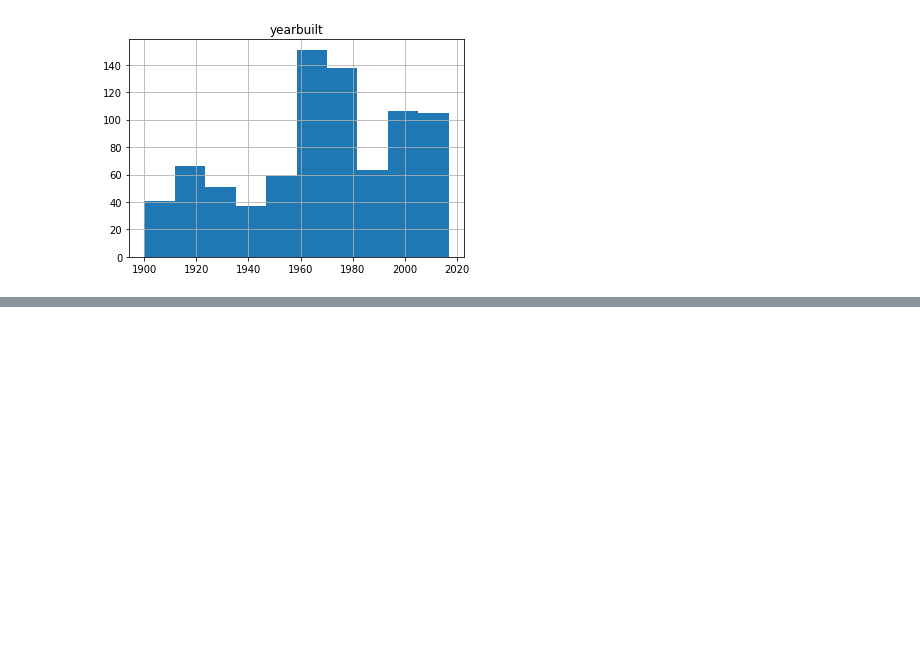
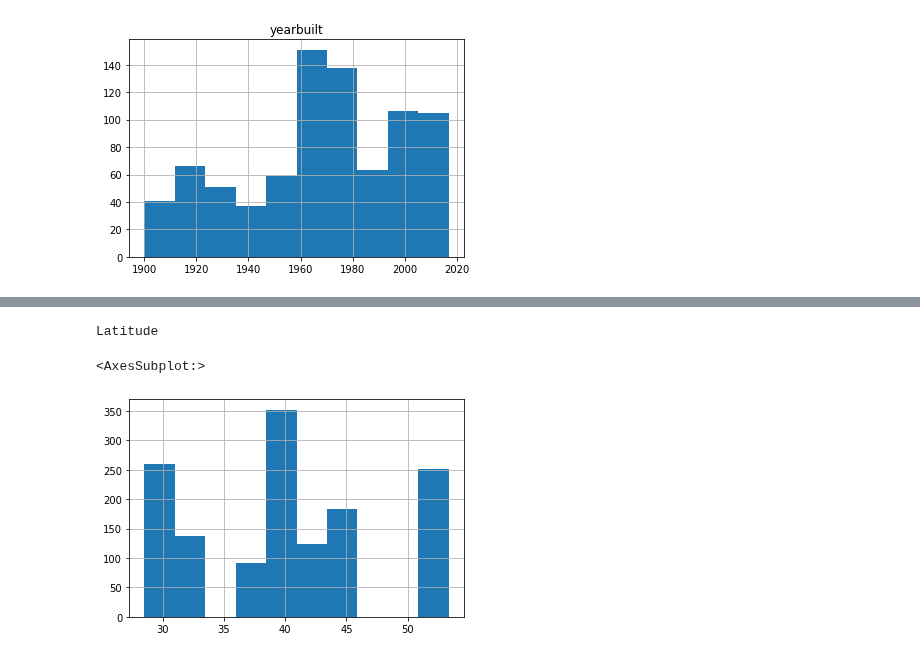
Before and after one commit to ShepherdCode/BuildingEnergy, a Jupyter notebook: Metadata_100.ipynb, the cells around one changed output, grey strips where cells are left out. Saved outputs shown, nothing was run; the diff lists cells and outputs as text; code cells hidden in the pictures; blank space fills up the shorter version.

```diff
--- a/Metadata_100.ipynb
+++ b/Metadata_100.ipynb
@@ -310,0 +395,7 @@ array([[<AxesSubplot:title={'center':'yearbuilt'}>]], dtype=object)
+# %%
+print("Latitude")
+meta_df.lat.hist()
+# %% [output]
+Latitude
+<AxesSubplot:>
+[figure, added]
```
Also changed, not shown: parts of 10 cells of this notebook, 3 other files.
